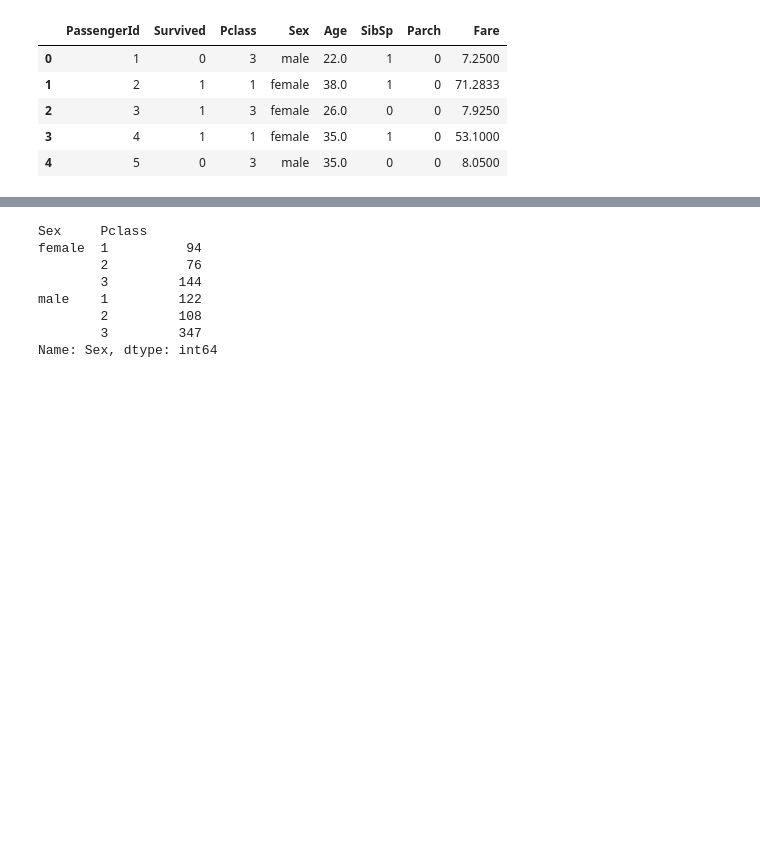
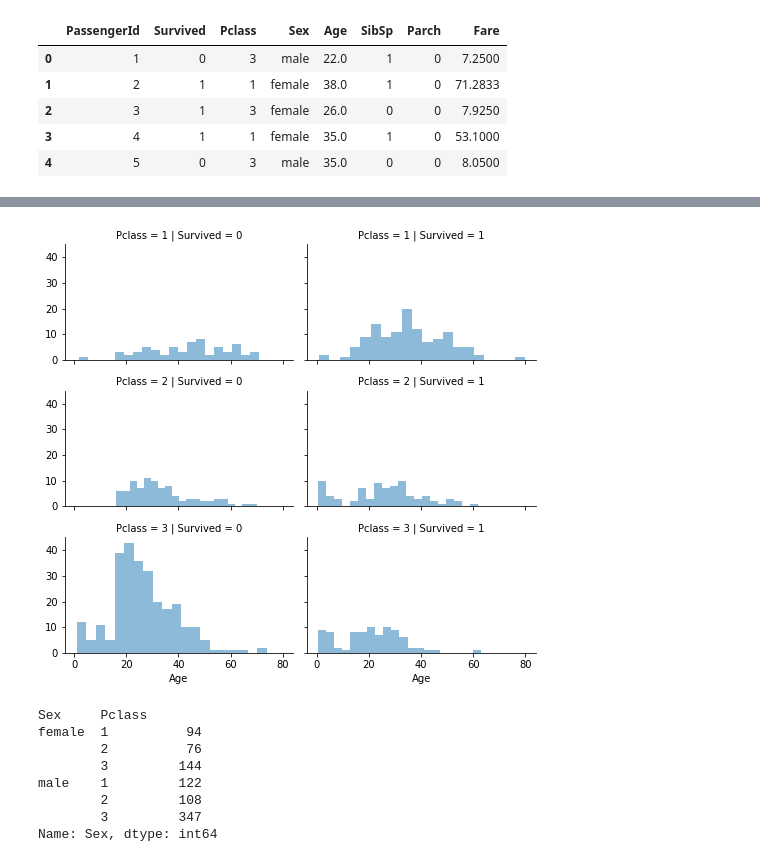
Before and after one commit to dianasandrade2016/ML-ETL-sobrevivencia-titanic, a Jupyter notebook: titanic.ipynb, the cells around one changed output, grey strips where cells are left out. Saved outputs shown, nothing was run; the diff lists cells and outputs as text; code cells hidden in the pictures; blank space fills up the shorter version.

```diff
--- a/titanic.ipynb
+++ b/titanic.ipynb
@@ -147,3 +149,10 @@ dados.describe()
+# %%
+# A Pclass contribui para a chance de sobrevivência de uma pessoa, principalmente se essa pessoa pertencia a classe 1.
+grid = sns.FacetGrid(dados, col='Survived', row='Pclass', size=2.2, aspect=1.6)
+grid.map(plt.hist, 'Age', alpha=.5, bins=20)
+grid.add_legend();
+# %% [output]
+[figure, added]
 # %%
 # Número de homens e mulheres em cada classe de passageiros
 dados.groupby(['Sex', 'Pclass'])['Sex'].count()
```
Also changed, not shown: parts of 25 cells of this notebook.
